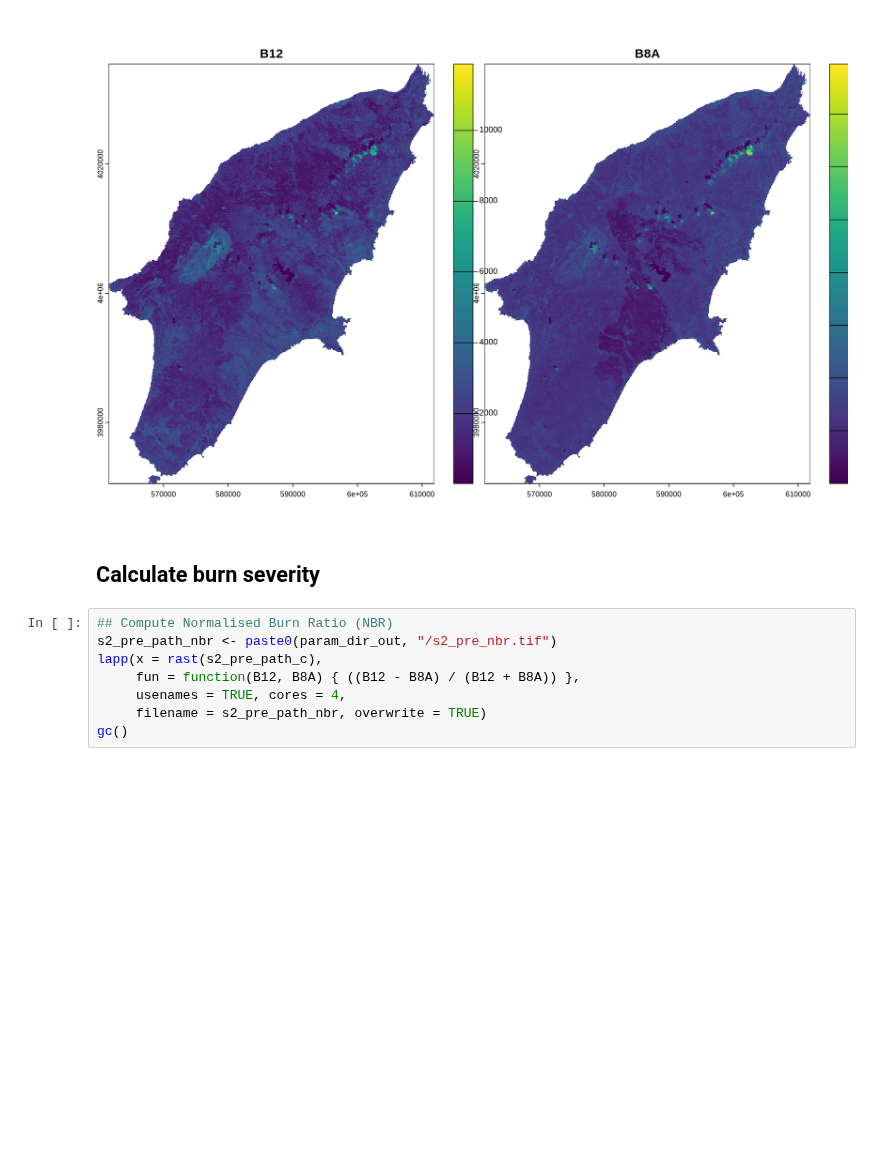
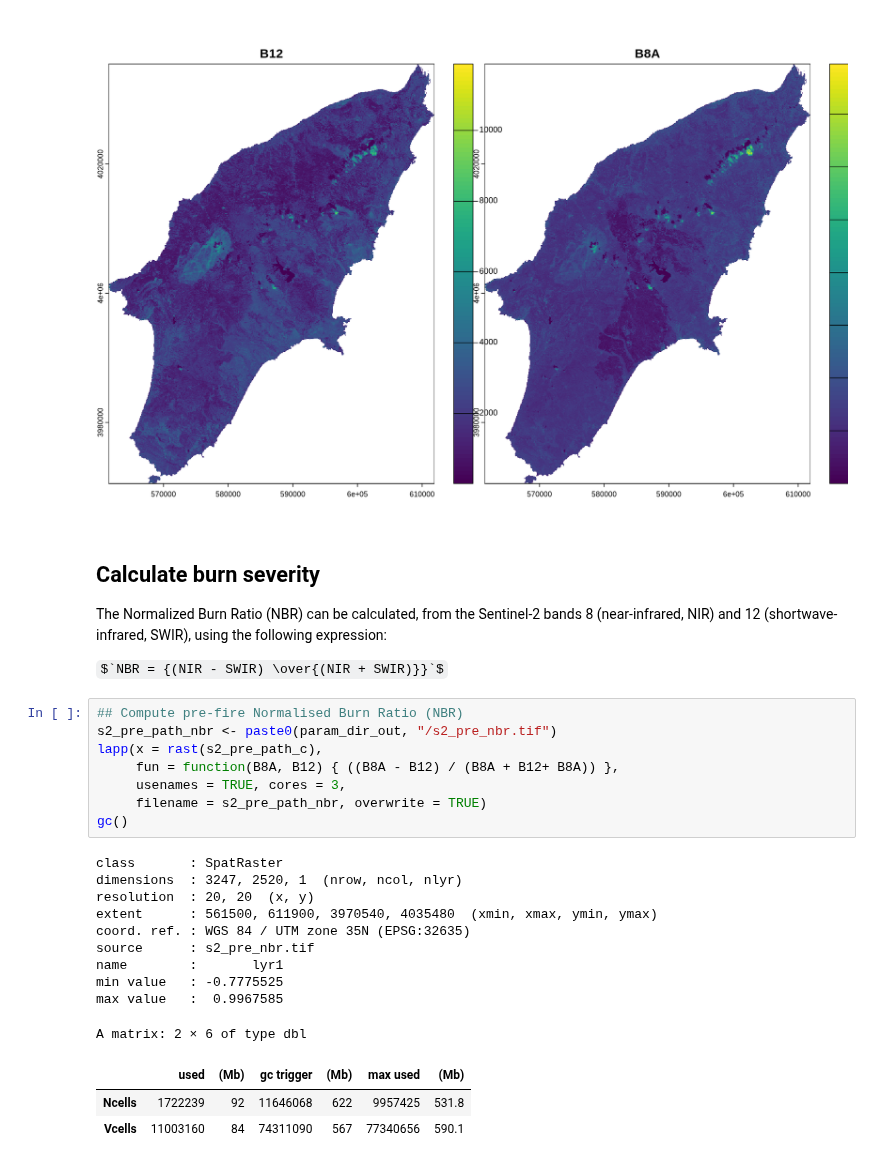
Before and after one commit to LTER-LIFE/vl-geospatial-toolbox, a Jupyter notebook: rhodes.ipynb, the cells around one changed output. Cells and saved outputs as stored; diff of their text form; some formulas as TeX source; blank space fills up the shorter version.

```diff
--- a/rhodes.ipynb
+++ b/rhodes.ipynb
@@ -476,11 +477,29 @@ plot(rast(s2_post_path_c))
 [figure]
 # %% [markdown]
 ## Calculate burn severity
+
+The Normalized Burn Ratio (NBR) can be calculated, from the Sentinel-2 bands 8 (near-infrared, NIR) and 12 (shortwave-infrared, SWIR), using the following expression:
+
+$`NBR = {(NIR - SWIR) \over{(NIR + SWIR)}}`$
 # %%
-## Compute Normalised Burn Ratio (NBR)
+## Compute pre-fire Normalised Burn Ratio (NBR)
 s2_pre_path_nbr <- paste0(param_dir_out, "/s2_pre_nbr.tif")
 lapp(x = rast(s2_pre_path_c),
-     fun = function(B12, B8A) { ((B12 - B8A) / (B12 + B8A)) },
-     usenames = TRUE, cores = 4,
+     fun = function(B8A, B12) { ((B8A - B12) / (B8A + B12+ B8A)) },
+     usenames = TRUE, cores = 3,
      filename = s2_pre_path_nbr, overwrite = TRUE)
 gc()
+# %% [output]
+class       : SpatRaster
+dimensions  : 3247, 2520, 1  (nrow, ncol, nlyr)
+resolution  : 20, 20  (x, y)
+extent      : 561500, 611900, 3970540, 4035480  (xmin, xmax, ymin, ymax)
+coord. ref. : WGS 84 / UTM zone 35N (EPSG:32635)
+source      : s2_pre_nbr.tif
+name        :       lyr1
+min value   : -0.7775525
+max value   :  0.9967585
+A matrix: 2 × 6 of type dbl
+|  | used | (Mb) | gc trigger | (Mb) | max used | (Mb) |
+| Ncells | 1722239 | 92 | 11646068 | 622 | 9957425 | 531.8 |
+| Vcells | 11003160 | 84 | 74311090 | 567 | 77340656 | 590.1 |
```
Also changed, not shown: parts of 20 cells of this notebook.
